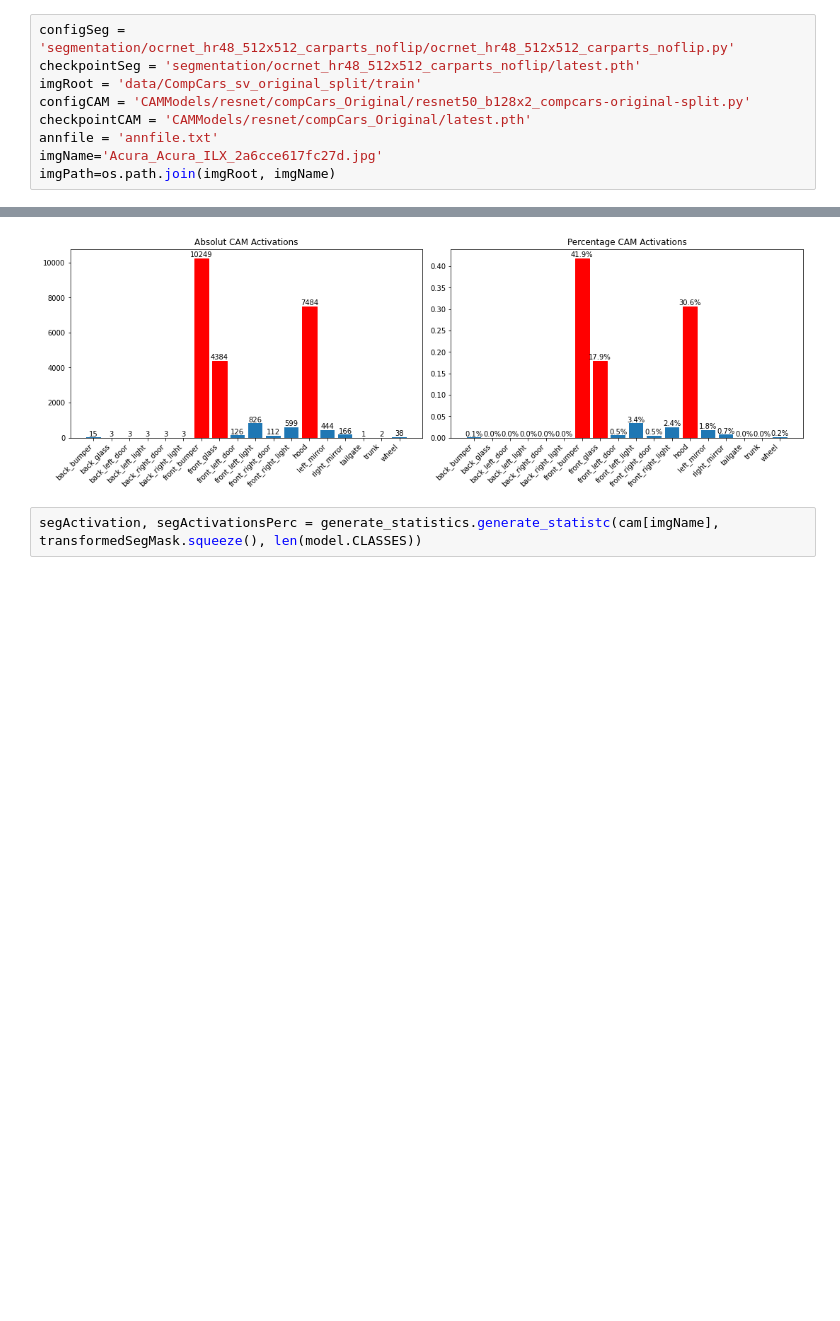
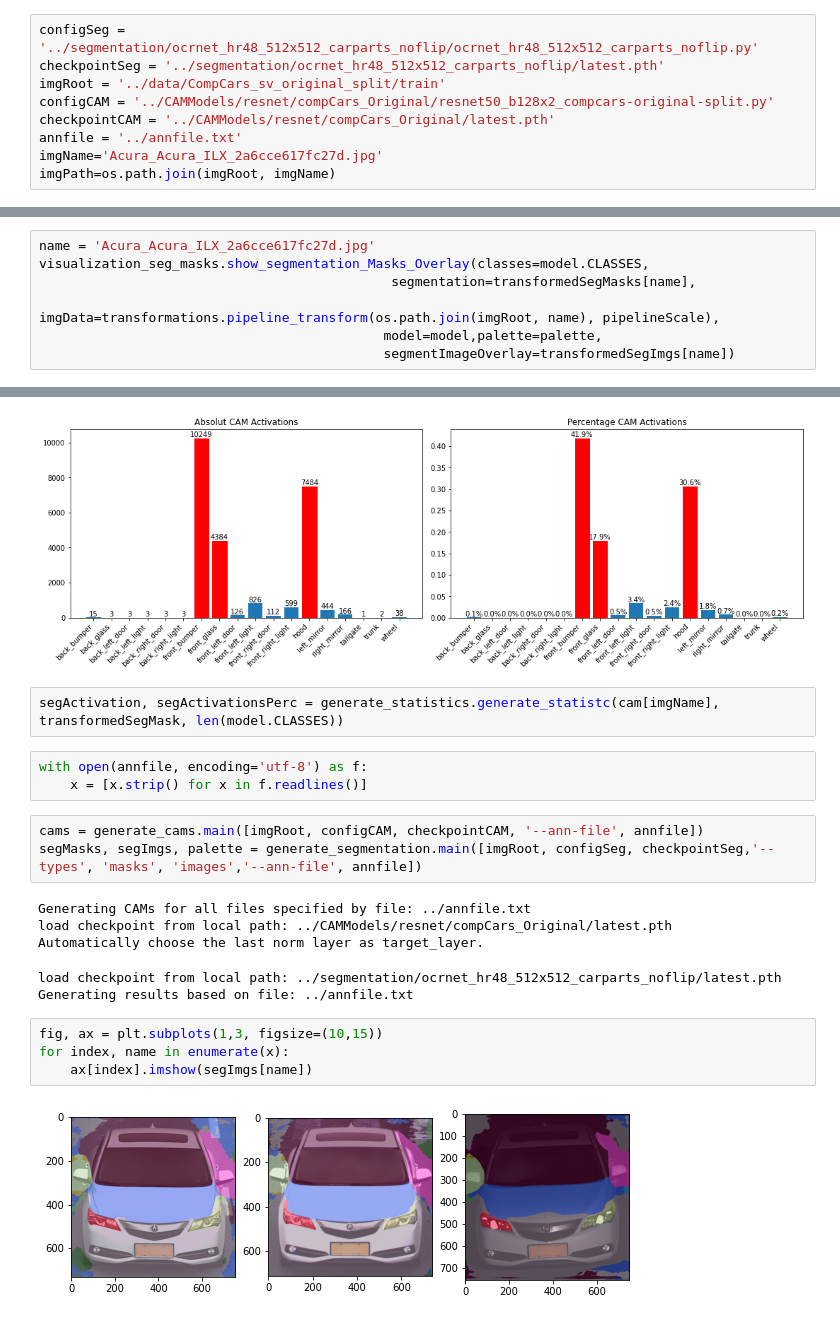
Before and after one commit to L1nusB/XAI-Vehicle-Classification, a Jupyter notebook: notebooks/SegmentationWork.ipynb, the cells around one changed output, grey strips where cells are left out. Drawn from its saved outputs; the diff is of its cells as text; blank space fills up the shorter version.

Commit message:
Generate Statistics using annfile

```diff
--- a/notebooks/SegmentationWork.ipynb
+++ b/notebooks/SegmentationWork.ipynb
@@ -41,10 +39,10 @@ importlib.reload(visualization_seg_masks)
 # %%
-configSeg = 'segmentation/ocrnet_hr48_512x512_carparts_noflip/ocrnet_hr48_512x512_carparts_noflip.py'
-checkpointSeg = 'segmentation/ocrnet_hr48_512x512_carparts_noflip/latest.pth'
-imgRoot = 'data/CompCars_sv_original_split/train'
-configCAM = 'CAMModels/resnet/compCars_Original/resnet50_b128x2_compcars-original-split.py'
-checkpointCAM = 'CAMModels/resnet/compCars_Original/latest.pth'
-annfile = 'annfile.txt'
+configSeg = '../segmentation/ocrnet_hr48_512x512_carparts_noflip/ocrnet_hr48_512x512_carparts_noflip.py'
+checkpointSeg = '../segmentation/ocrnet_hr48_512x512_carparts_noflip/latest.pth'
+imgRoot = '../data/CompCars_sv_original_split/train'
+configCAM = '../CAMModels/resnet/compCars_Original/resnet50_b128x2_compcars-original-split.py'
+checkpointCAM = '../CAMModels/resnet/compCars_Original/latest.pth'
+annfile = '../annfile.txt'
 imgName='Acura_Acura_ILX_2a6cce617fc27d.jpg'
 imgPath=os.path.join(imgRoot, imgName)
 # %%
@@ -88,3 +86,10 @@ visualization_seg_masks.show_segmentation_Masks_Overlay(classes=model.CLASSES,
                                             segmentImageOverlay=transformedSegImg)
 # %% [output]
 [figure]
+# %%
+name = 'Acura_Acura_ILX_2a6cce617fc27d.jpg'
+visualization_seg_masks.show_segmentation_Masks_Overlay(classes=model.CLASSES,
+                                             segmentation=transformedSegMasks[name],
+                                            imgData=transformations.pipeline_transform(os.path.join(imgRoot, name), pipelineScale),
+                                            model=model,palette=palette,
+                                            segmentImageOverlay=transformedSegImgs[name])
@@ -99,4 +106,22 @@ generate_statistics_single.generate_bar_cam_intersection(segmentation=transforme
 # %% [output]
 [figure]
 # %%
-segActivation, segActivationsPerc = generate_statistics.generate_statistc(cam[imgName], transformedSegMask.squeeze(), len(model.CLASSES))
+segActivation, segActivationsPerc = generate_statistics.generate_statistc(cam[imgName], transformedSegMask, len(model.CLASSES))
+# %%
+with open(annfile, encoding='utf-8') as f:
+    x = [x.strip() for x in f.readlines()]
+# %%
+cams = generate_cams.main([imgRoot, configCAM, checkpointCAM, '--ann-file', annfile])
+segMasks, segImgs, palette = generate_segmentation.main([imgRoot, configSeg, checkpointSeg,'--types', 'masks', 'images','--ann-file', annfile])
+# %% [output]
+Generating CAMs for all files specified by file: ../annfile.txt
+load checkpoint from local path: ../CAMModels/resnet/compCars_Original/latest.pth
+Automatically choose the last norm layer as target_layer.
+load checkpoint from local path: ../segmentation/ocrnet_hr48_512x512_carparts_noflip/latest.pth
+Generating results based on file: ../annfile.txt
+# %%
+fig, ax = plt.subplots(1,3, figsize=(10,15))
+for index, name in enumerate(x):
+    ax[index].imshow(segImgs[name])
+# %% [output]
+[figure, added]
```
Also changed, not shown: parts of 14 cells of this notebook, 2 other files.
